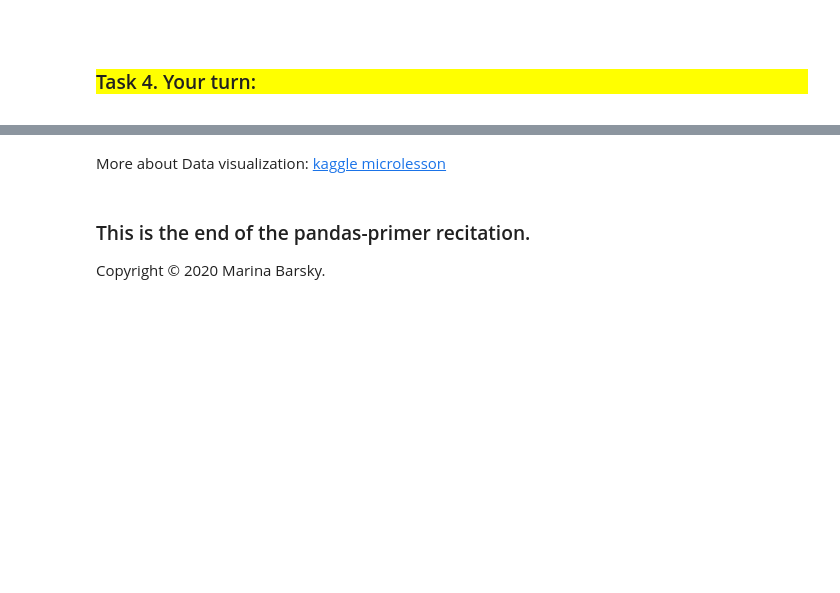
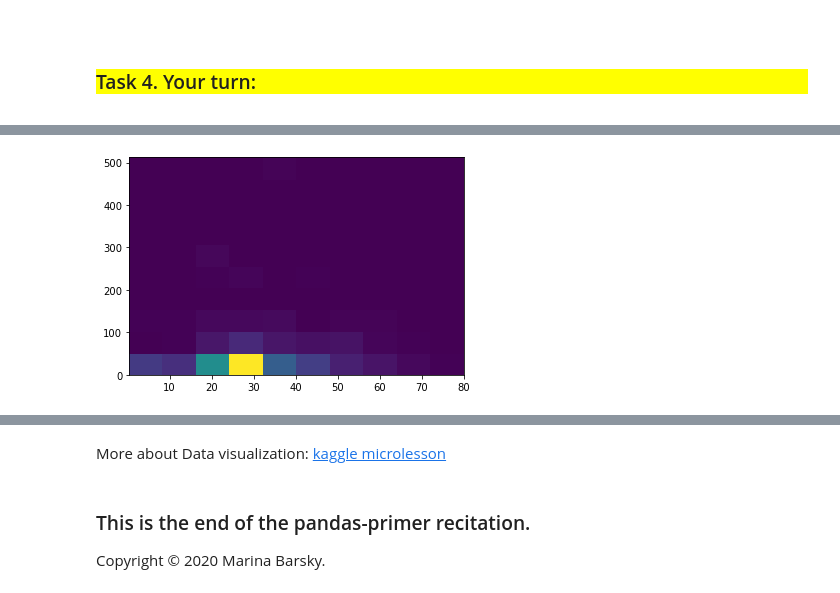
Before and after one commit to KUS30/cs_1503_environment_setup, a Jupyter notebook: 3. Pandas.ipynb, the cells around one changed output, grey strips where cells are left out. Saved outputs shown, nothing was run; the diff lists cells and outputs as text; code cells hidden in the pictures; blank space fills up the shorter version.

```diff
--- a/3. Pandas.ipynb
+++ b/3. Pandas.ipynb
@@ -199,6 +369,10 @@ plt.hist([0, 1, 1, 1, 2, 2, 3, 3, 3, 3, 3, 4,
 # %%
 # Can you do that? find out if there is a way to draw a 2D histogram of age vs fare.
-# <YOUR CODE>
+
+plt.hist2d(data["Age"], data["Fare"])
+plt.show()
+# %% [output]
+[figure, added]
 # %%
 # make a scatter plot of passenger age vs ticket fare
 
```
Also changed, not shown: parts of 25 cells of this notebook.
